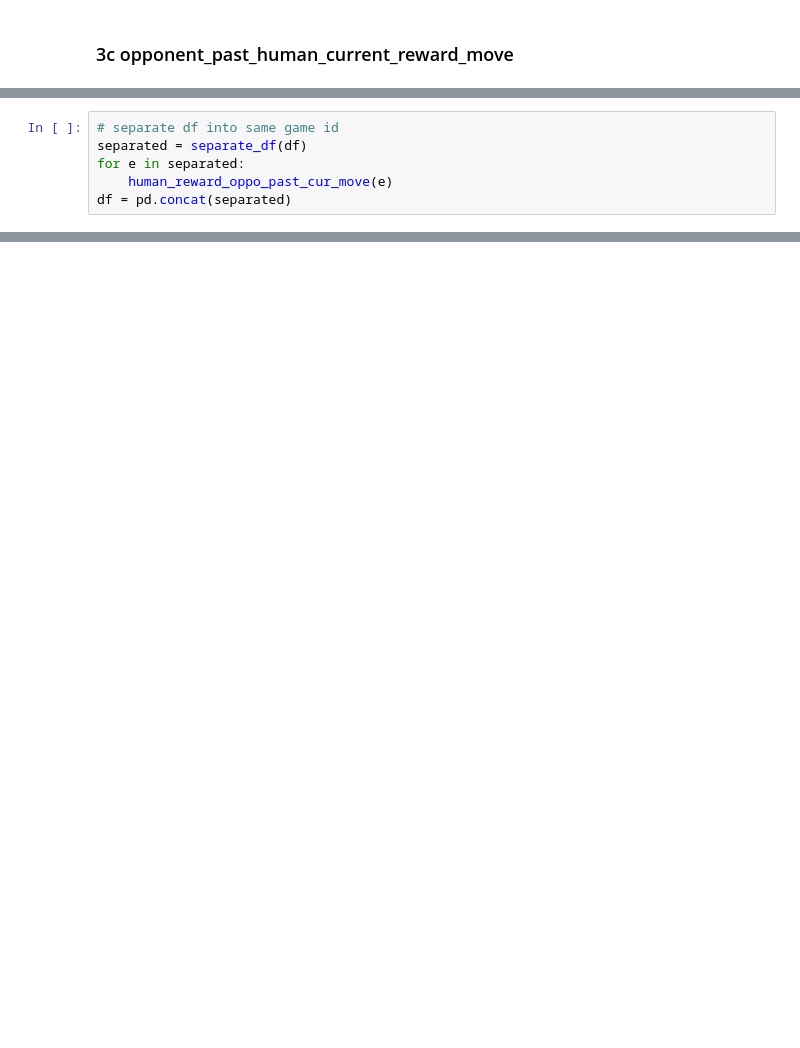
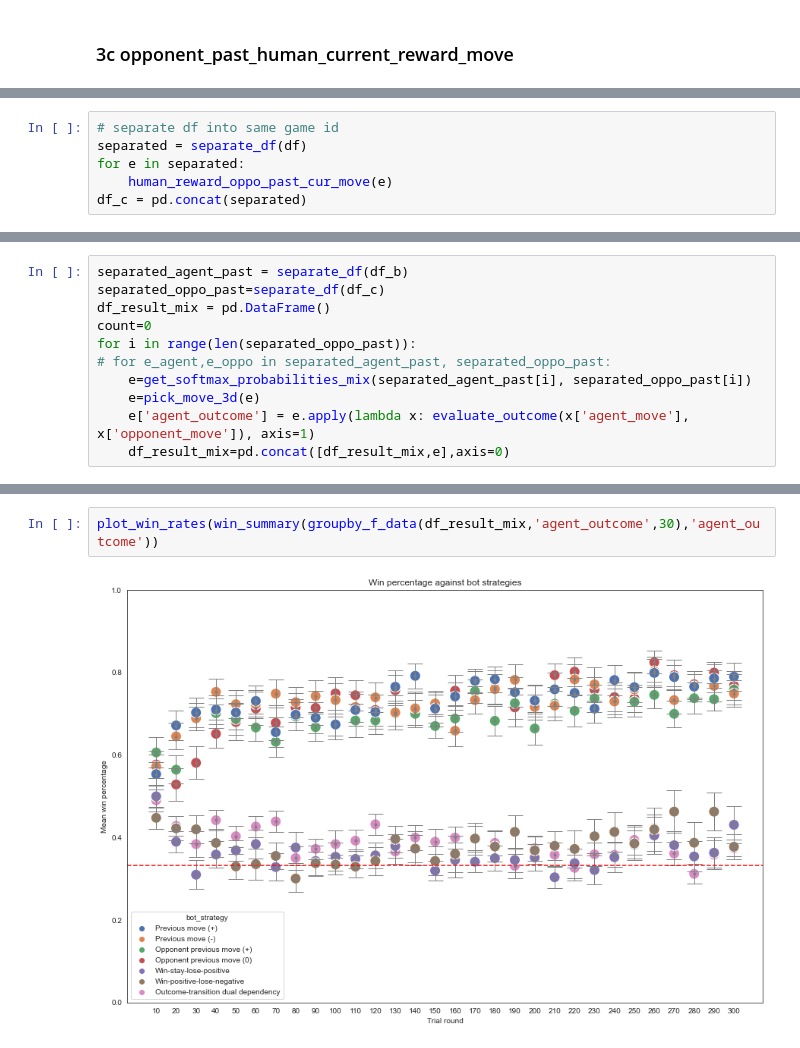
Before and after one commit to erik-brockbank/rps-model-summary, a Jupyter notebook: rps-model-summary/_build/jupyter_execute/RLModel_code.ipynb, the cells around one changed output, grey strips where cells are left out. Cells and saved outputs as stored; diff of their text form; blank space fills up the shorter version.

```diff
--- a/rps-model-summary/_build/jupyter_execute/RLModel_code.ipynb
+++ b/rps-model-summary/_build/jupyter_execute/RLModel_code.ipynb
@@ -84,4 +66,4 @@ def human_reward_oppo_past_cur_move(sub_df):
 separated = separate_df(df)
 for e in separated:
     human_reward_oppo_past_cur_move(e)
-df = pd.concat(separated)
+df_c = pd.concat(separated)
@@ -157,0 +85,11 @@ See the caveats in the documentation: https://pandas.pydata.org/pandas-docs/stab
+# %%
+separated_agent_past = separate_df(df_b)
+separated_oppo_past=separate_df(df_c)
+df_result_mix = pd.DataFrame()
+count=0
+for i in range(len(separated_oppo_past)):
+# for e_agent,e_oppo in separated_agent_past, separated_oppo_past:
+    e=get_softmax_probabilities_mix(separated_agent_past[i], separated_oppo_past[i])
+    e=pick_move_3d(e)
+    e['agent_outcome'] = e.apply(lambda x: evaluate_outcome(x['agent_move'], x['opponent_move']), axis=1)
+    df_result_mix=pd.concat([df_result_mix,e],axis=0)
@@ -157,0 +110,4 @@ See the caveats in the documentation: https://pandas.pydata.org/pandas-docs/stab
+# %%
+plot_win_rates(win_summary(groupby_f_data(df_result_mix,'agent_outcome',30),'agent_outcome'))
+# %% [output]
+[figure, added]
```
Also changed, not shown: parts of 12 cells of this notebook, 20 other files.
